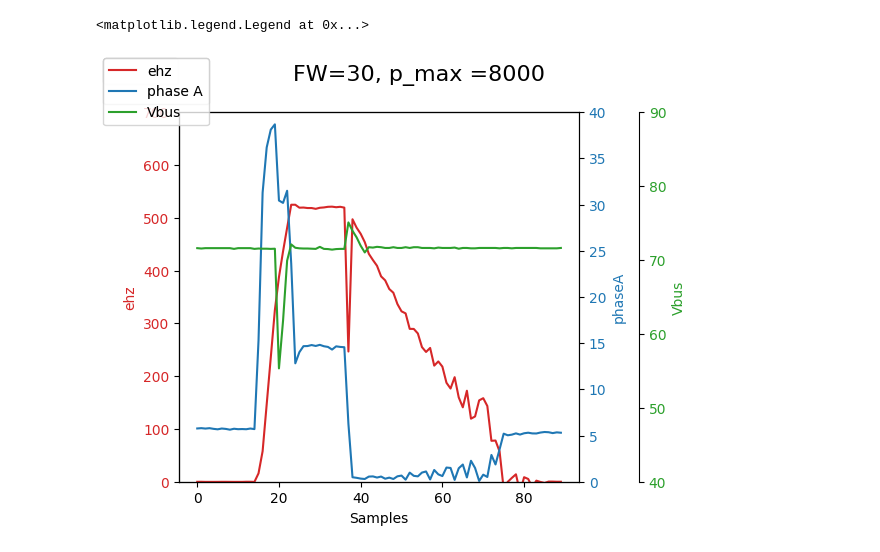
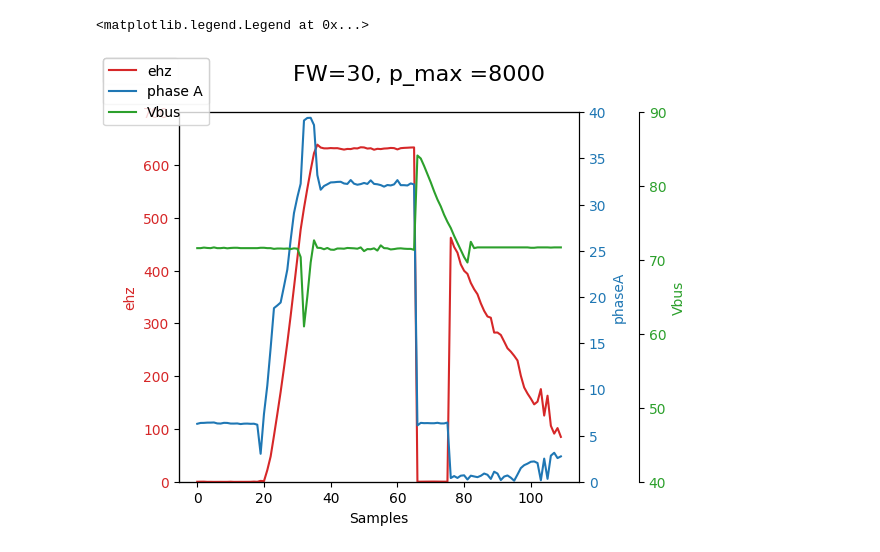
Before and after one commit to owhite/process_mesc, a Jupyter notebook: data_display.ipynb, the cells around one changed output. Saved outputs shown, nothing was run; the diff lists cells and outputs as text; code cells hidden in the pictures.

```diff
--- a/data_display.ipynb
+++ b/data_display.ipynb
@@ -7,7 +7,7 @@ import parse_data # helper script
 # URL = input()
 # URL = 'https://raw.githubusercontent.com/owhite/ebike_data/main/datasets/first_set'
 # page = parse_data.get_web_page(URL)
-fname = 'datasets/feb25_FW10.json'
+fname = 'datasets/feb25_FW30_8000w.json'
 title = 'FW=30, p_max =8000'
 page = parse_data.get_file_page(fname)
 data = parse_data.make_frame(page)
@@ -22,31 +22,31 @@ fig, host = plt.subplots()
 fig.subplots_adjust(right=0.75)
 ax1 = host.twinx()
 ax2 = host.twinx()
 ax2.spines.right.set_position(("axes", 1.15))
 
 fig.suptitle(title, fontsize=16)
 color = 'tab:red'
 host.set_ylim(0, 700)
 host.set_xlabel("Samples", color='black')
 host.tick_params(axis='y', labelcolor=color)
 host.set_ylabel("ehz", color=color)
 host.plot(t, df['ehz'], color=color, label = 'ehz')
 fig.legend(loc = "upper left")
 
 color = 'tab:blue'
 ax1.set_ylabel('phaseA', color=color)
 ax1.tick_params(axis='y', labelcolor=color)
 ax1.set_ylim(0, 40)
 ax1.plot(t, df['phaseA'], color=color, label = 'phase A')
 fig.legend(loc = "upper left")
 
 offset = 60
 color = 'tab:green'
 ax2.set_ylabel('Vbus', color=color)
 ax2.tick_params(axis='y', labelcolor=color)
 ax2.set_ylim(40, 90)
 ax2.plot(t, df['vbus'], color=color, label = 'Vbus')
 fig.legend(loc = "upper left")
 # %% [output]
 <matplotlib.legend.Legend at 0x...>
-[figure, old version]
+[figure, new version]
```
Also changed, not shown: 3 other files.
